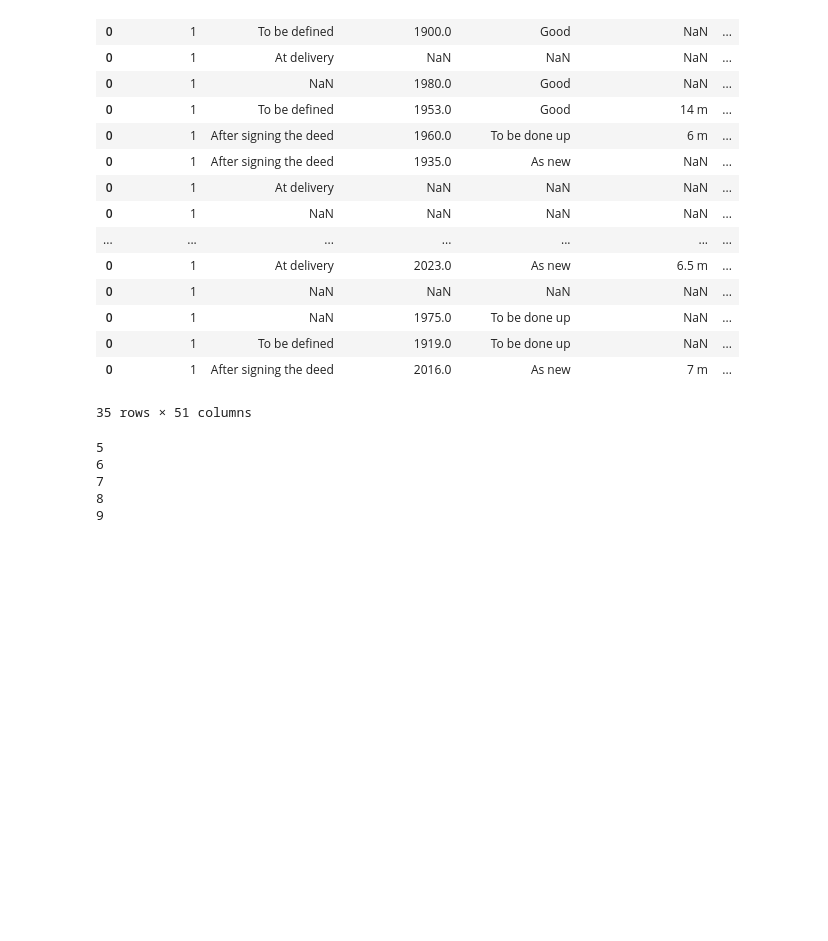
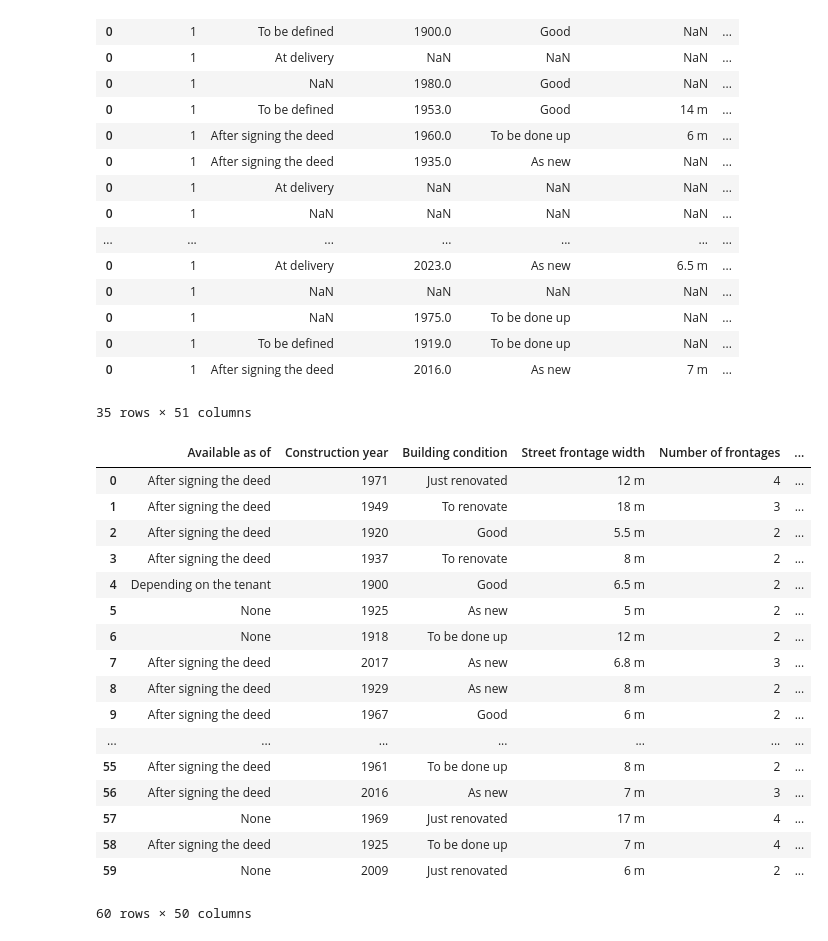
Before and after one commit to adamcseresznye/Belgian-House-Price-Predictor, a Jupyter notebook: notebooks/NB_2_ACs_Basic_clean_up_after_scraping.ipynb, the cells around one changed output. Drawn from its saved outputs; the diff is of its cells as text; code cells hidden in the pictures; blank space fills up the shorter version.

```diff
--- a/notebooks/NB_2_ACs_Basic_clean_up_after_scraping.ipynb
+++ b/notebooks/NB_2_ACs_Basic_clean_up_after_scraping.ipynb
@@ -166,20 +166,24 @@ pd.concat(csv_files, axis=0)
 | 0 | 1 | To be defined | 1919.0 | To be done up | NaN | ... |
 | 0 | 1 | After signing the deed | 2016.0 | As new | 7 m | ... |
 35 rows × 51 columns
-# %%
-def immoweb_scraping_pipeline_short(
-    last_page: int, start_page: int = 5
-) -> pd.DataFrame:
-    for page in range(start_page, last_page):
-        print(page)
-
-
-last_page = 10
-
-immoweb_scraping_pipeline_short(last_page)
-# %% [output]
-5
-6
-7
-8
-9
+# %%
+pd.read_parquet(r"C:\Users\s0212777\OneDrive - Universiteit Antwerpen\Jupyter_projects\Articles\house_price_prediction\data\raw\complete_dataset_2023-09-23.parquet.gzip")
+# %% [output]
+|  | Available as of | Construction year | Building condition | Street frontage width | Number of frontages | ... |
+| 0 | After signing the deed | 1971 | Just renovated | 12 m | 4 | ... |
+| 1 | After signing the deed | 1949 | To renovate | 18 m | 3 | ... |
+| 2 | After signing the deed | 1920 | Good | 5.5 m | 2 | ... |
+| 3 | After signing the deed | 1937 | To renovate | 8 m | 2 | ... |
+| 4 | Depending on the tenant | 1900 | Good | 6.5 m | 2 | ... |
+| 5 | None | 1925 | As new | 5 m | 2 | ... |
+| 6 | None | 1918 | To be done up | 12 m | 2 | ... |
+| 7 | After signing the deed | 2017 | As new | 6.8 m | 3 | ... |
+| 8 | After signing the deed | 1929 | As new | 8 m | 2 | ... |
+| 9 | After signing the deed | 1967 | Good | 6 m | 2 | ... |
+| ... | ... | ... | ... | ... | ... | ... |
+| 55 | After signing the deed | 1961 | To be done up | 8 m | 2 | ... |
+| 56 | After signing the deed | 2016 | As new | 7 m | 3 | ... |
+| 57 | None | 1969 | Just renovated | 17 m | 4 | ... |
+| 58 | After signing the deed | 1925 | To be done up | 7 m | 4 | ... |
+| 59 | None | 2009 | Just renovated | 6 m | 2 | ... |
+60 rows × 50 columns
```
Also changed, not shown: 2 other files.
